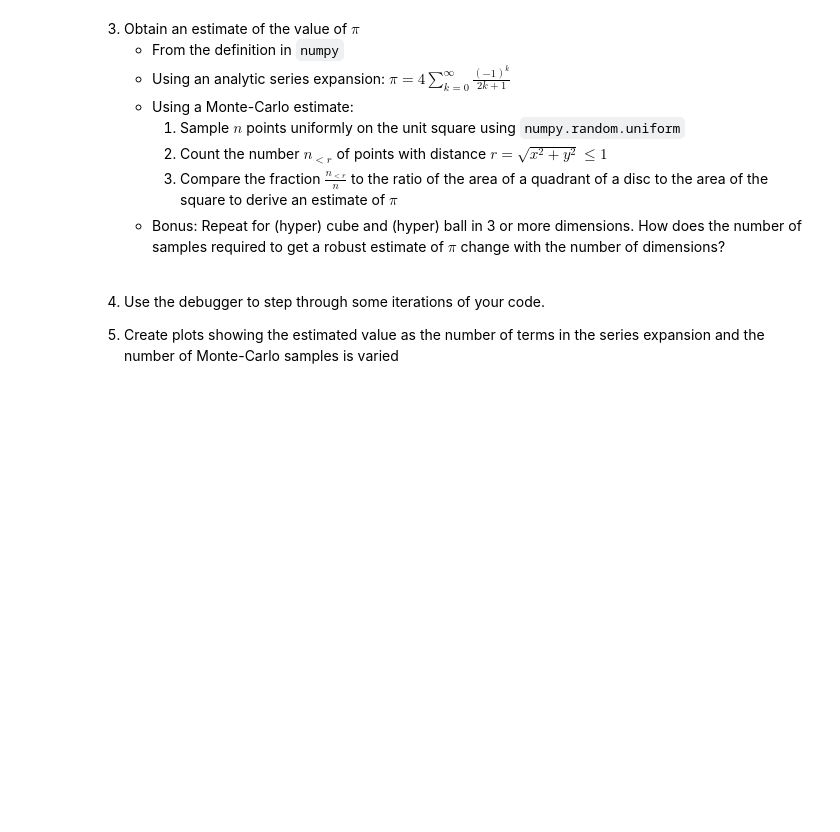
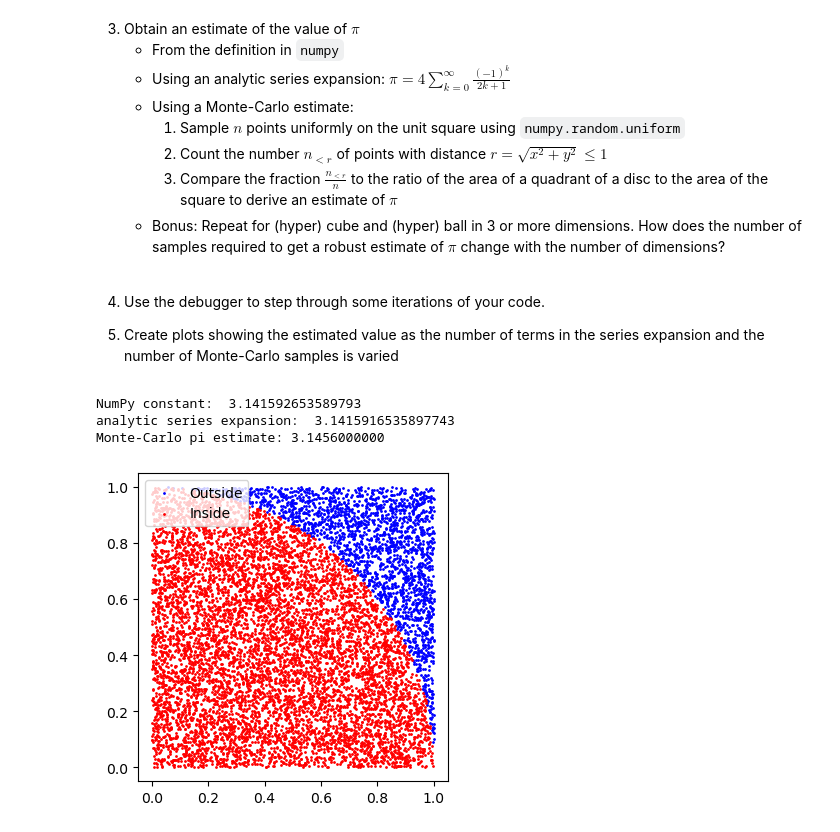
Before and after one commit to lorivandebroek/Bayesian-Stats-HS2026, a Jupyter notebook: my_exercise_solutions/week1_exercise_Laurent.ipynb, the cells around one changed output. Saved outputs shown, nothing was run; the diff lists cells and outputs as text; code cells hidden in the pictures; blank space fills up the shorter version.

```diff
--- a/my_exercise_solutions/week1_exercise_Laurent.ipynb
+++ b/my_exercise_solutions/week1_exercise_Laurent.ipynb
@@ -1,9 +1,3 @@
-# %%
-import bayesian_stats_course_tools
-bayesian_stats_course_tools.misc.load_tex_defs()
-
-import matplotlib.style
-matplotlib.style.use("bayesian_stats_course_tools.light")
 # %% [markdown]
 To create your own package, have a look at the example in `course_tools` and the documentation at https://packaging.python.org/en/latest/tutorials/packaging-projects/.
 
@@ -36,7 +30,7 @@ import matplotlib.pyplot as plt
 
 num_pi = np.pi
 
-print(num_pi)
+print("NumPy constant: ", num_pi)
 
 # 2 analytic series expansion
 
@@ -50,7 +44,7 @@ for k in range(0,1000000):
 
 analytic_pi = 4*summ
 
-print(analytic_pi)
+print("analytic series expansion: ", analytic_pi)
 
 
 # 3 monte-carlo estimation
@@ -58,7 +52,12 @@ print(analytic_pi)
 n_r = 0
 n_tot = 0
 
-for i in range(0,1000000):
+
+x_inside, y_inside = [], []
+x_outside, y_outside = [], []
+
+
+for i in range(0,10000):
     n = np.random.uniform(0, 1, 2)
     n_tot += 1
     #print(n)
@@ -66,7 +65,26 @@ for i in range(0,1000000):
     if np.sqrt(n[0]**2 + n[1]**2) < 1:
         n_r += 1
     #print(n_r)
+        x_inside.append(n[0])
+        y_inside.append(n[1])
+    else:
+        x_outside.append(n[0])
+        y_outside.append(n[1])
 
 ratio = n_r/n_tot*4
 
-print(ratio)
+print(f'Monte-Carlo pi estimate: {ratio:.10f}')
+# %% [output]
+NumPy constant:  3.141592653589793
+analytic series expansion:  3.1415916535897743
+Monte-Carlo pi estimate: 3.1456000000
+# %%
+# plot
+
+plt.figure(figsize=(4, 4))
+plt.scatter(x_outside, y_outside, s=1, color="blue", label="Outside")
+plt.scatter(x_inside, y_inside, s=1, color="red", label="Inside")
+plt.legend()
+plt.show()
+# %% [output]
+[figure, added]
```
